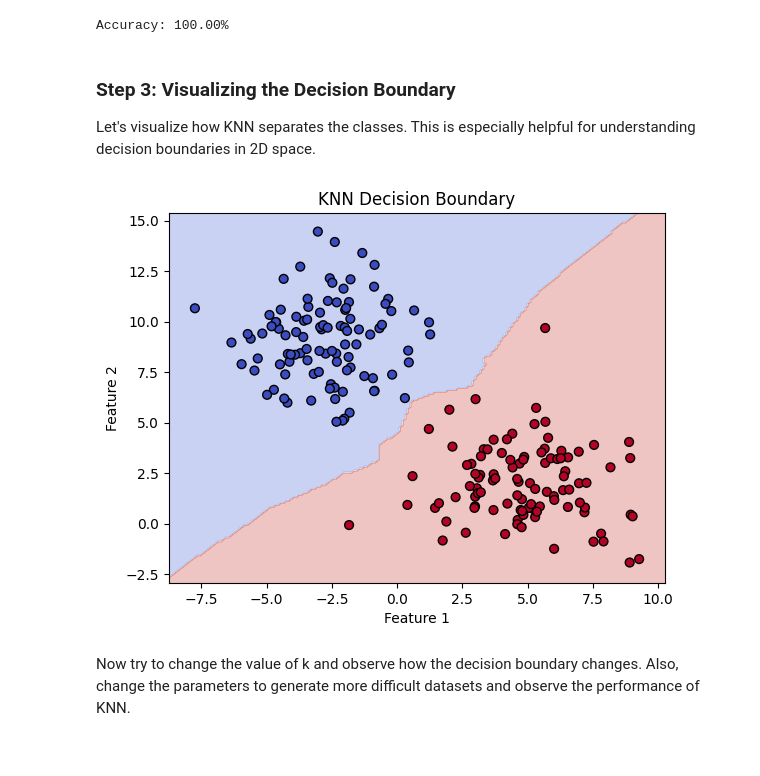
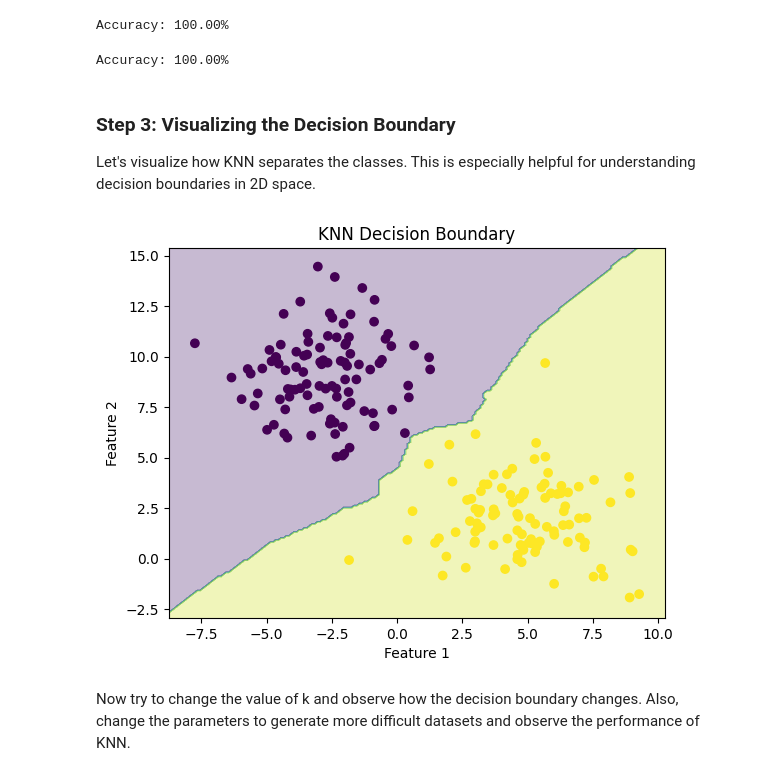
Before and after one commit to bgauzere/ia_chimie, a Jupyter notebook: TP/Practical/1_KNN.ipynb, the cells around one changed output. Saved outputs shown, nothing was run; the diff lists cells and outputs as text; code cells hidden in the pictures.

```diff
--- a/TP/Practical/1_KNN.ipynb
+++ b/TP/Practical/1_KNN.ipynb
@@ -49,5 +42,15 @@ print(f"Accuracy: {accuracy * 100:.2f}%")
 # %% [output]
 Accuracy: 100.00%
+# %%
+
+knn = KNeighborsClassifier(n_neighbors=3)
+knn.fit(X_train, y_train)
+
+y_pred = knn.predict(X_test)
+accuracy = accuracy_score(y_test, y_pred)
+print(f"Accuracy: {accuracy * 100:.2f}%")
+# %% [output]
+Accuracy: 100.00%
 # %% [markdown]
 
 ### Step 3: Visualizing the Decision Boundary
@@ -56,21 +59,21 @@ Let's visualize how KNN separates the classes. This is especially helpful for un
 # %%
 
 x_min, x_max = X[:, 0].min() - 1, X[:, 0].max() + 1
 y_min, y_max = X[:, 1].min() - 1, X[:, 1].max() + 1
 xx, yy = np.meshgrid(np.arange(x_min, x_max, 0.1),
                      np.arange(y_min, y_max, 0.1))
 
 Z = knn.predict(np.c_[xx.ravel(), yy.ravel()])
 Z = Z.reshape(xx.shape)
 
-plt.contourf(xx, yy, Z, alpha=0.3, cmap='coolwarm')
-plt.scatter(X[:, 0], X[:, 1], c=y, cmap='coolwarm', edgecolor='k', s=40)
+plt.contourf(xx, yy, Z, alpha=0.3)
+plt.scatter(X[:, 0], X[:, 1], c=y)
 plt.title("KNN Decision Boundary")
 plt.xlabel("Feature 1")
 plt.ylabel("Feature 2")
 plt.show()
 # %% [output]
-[figure, old version]
+[figure, new version]
 # %% [markdown]
 Now try to change the value of k and observe how the decision boundary changes. Also, change the parameters to generate more difficult datasets and observe the performance of KNN.
 # %% [markdown]
```
Also changed, not shown: parts of 12 cells of this notebook.
